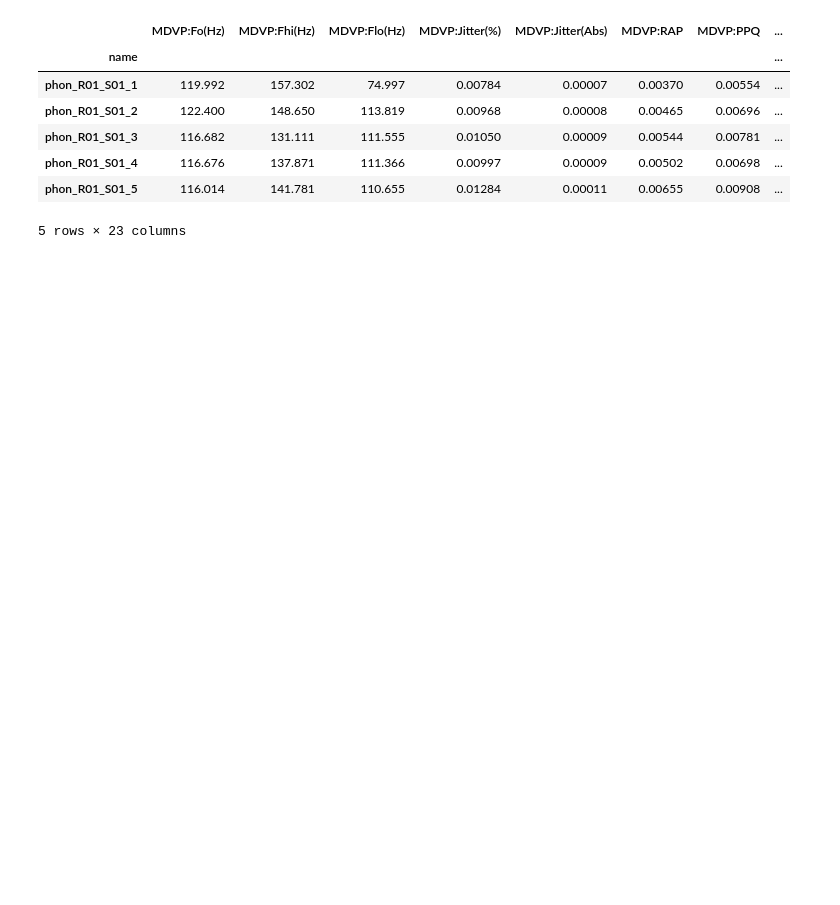
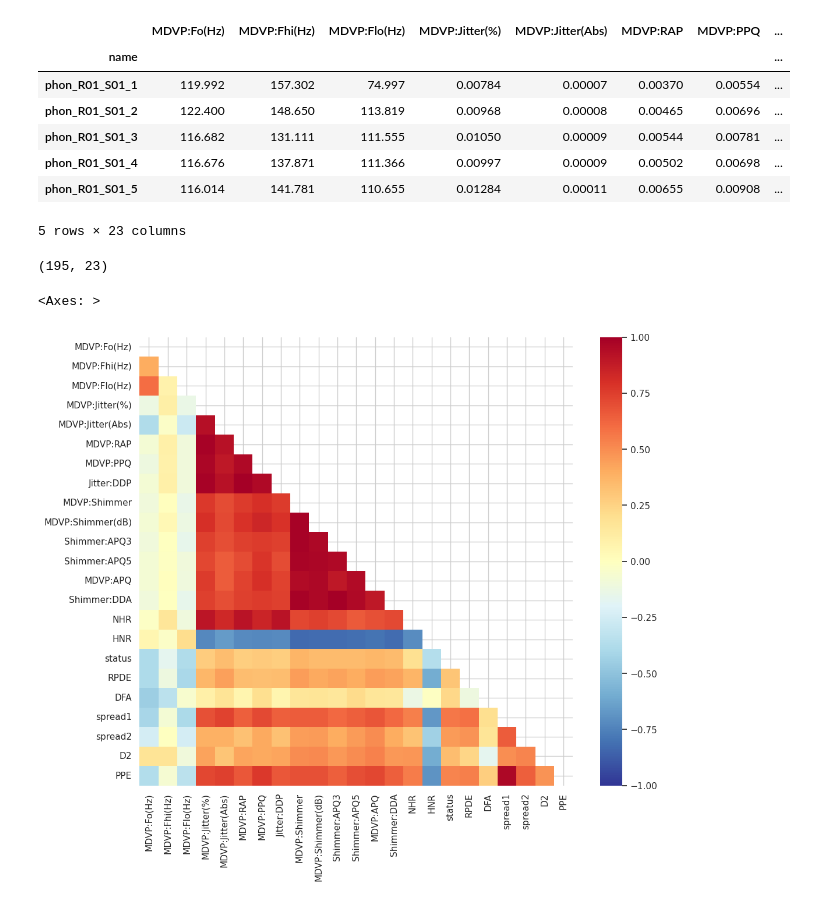
Before and after one commit to HN026/SmartIndiaHackathon, a Jupyter notebook: ParkinsonsDisease/VoiceAnalyser/Parkinson's Detection using Audio.ipynb, the cells around one changed output. Drawn from its saved outputs; the diff is of its cells as text; code cells hidden in the pictures; blank space fills up the shorter version.

```diff
--- a/ParkinsonsDisease/VoiceAnalyser/Parkinson's Detection using Audio.ipynb
+++ b/ParkinsonsDisease/VoiceAnalyser/Parkinson's Detection using Audio.ipynb
@@ -52,3 +52,16 @@ data.head()
 | phon_R01_S01_4 | 116.676 | 137.871 | 111.366 | 0.00997 | 0.00009 | 0.00502 | 0.00698 | ... |
 | phon_R01_S01_5 | 116.014 | 141.781 | 110.655 | 0.01284 | 0.00011 | 0.00655 | 0.00908 | ... |
 5 rows × 23 columns
+# %%
+print(data.shape)
+# %% [output]
+(195, 23)
+# %%
+#Correlation Matrix
+plt.figure(figsize=(12, 10))
+mask = np.triu(np.ones_like(data.corr(), dtype=bool))
+
+sns.heatmap(data.corr(),vmin=-1, vmax=1,cmap='RdYlBu_r', mask=mask)
+# %% [output]
+<Axes: >
+[figure, added]
```
Also changed, not shown: parts of 45 cells of this notebook.
